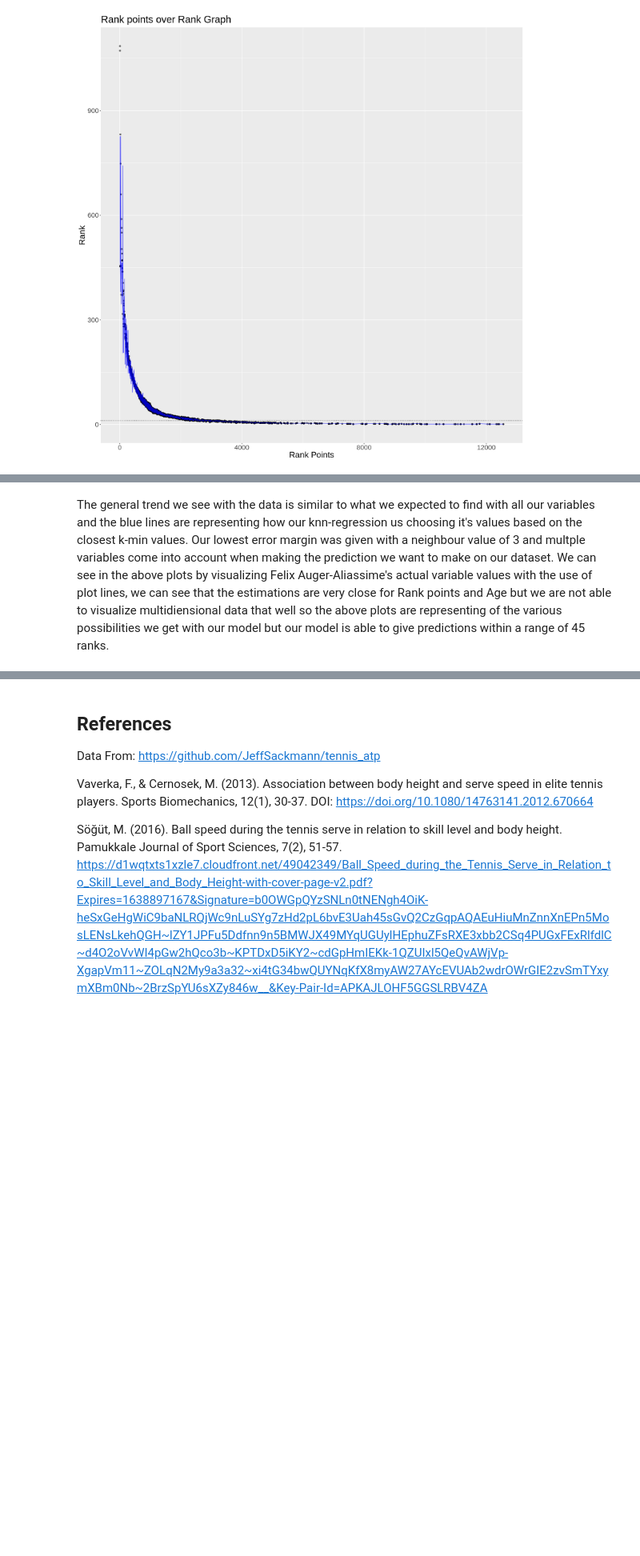
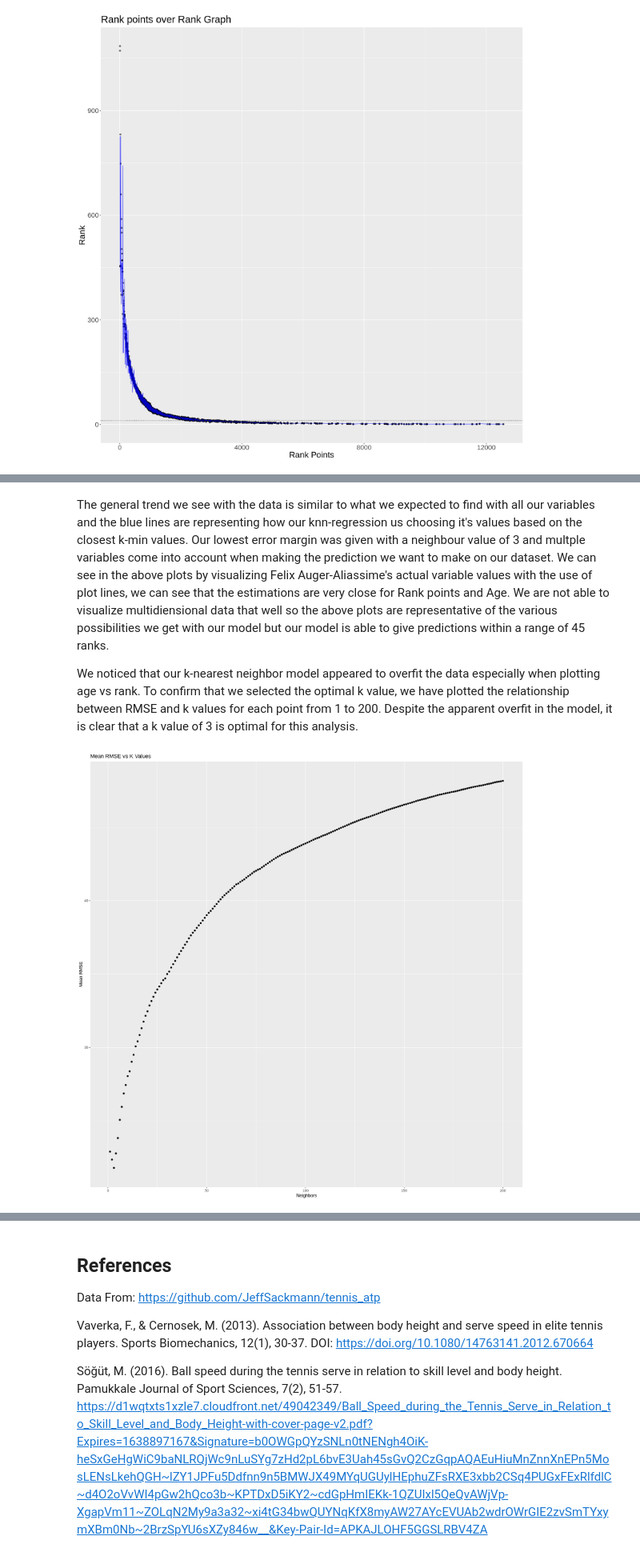
Before and after one commit to joelbonnie/ATPRankRegression, a Jupyter notebook: FinalProject.ipynb, the cells around one changed output, grey strips where cells are left out. Shown at 80% size. Drawn from its saved outputs; the diff is of its cells as text; code cells hidden in the pictures; blank space fills up the shorter version.

Commit message:
Added some edits and graphs

```diff
--- a/FinalProject.ipynb
+++ b/FinalProject.ipynb
@@ -315,5 +331,17 @@ ATP_plot3
 # %% [markdown]
-The general trend we see with the data is similar to what we expected to find with all our variables and the blue lines are representing how our knn-regression us choosing it's values based on the closest k-min values. Our lowest error margin was given with a neighbour value of 3 and multple variables come into account when making the prediction we want to make on our dataset. We can see in the above plots by visualizing Felix Auger-Aliassime's actual variable values with the use of plot lines, we can see that the estimations are very close for Rank points and Age but we are not able to visualize multidiensional data that well so the above plots are representing of the various possibilities we get with our model but our model is able to give predictions within a range of 45 ranks.
+The general trend we see with the data is similar to what we expected to find with all our variables and the blue lines are representing how our knn-regression us choosing it's values based on the closest k-min values. Our lowest error margin was given with a neighbour value of 3 and multple variables come into account when making the prediction we want to make on our dataset. We can see in the above plots by visualizing Felix Auger-Aliassime's actual variable values with the use of plot lines, we can see that the estimations are very close for Rank points and Age. We are not able to visualize multidiensional data that well so the above plots are representative of the various possibilities we get with our model but our model is able to give predictions within a range of 45 ranks.
+
+We noticed that our k-nearest neighbor model appeared to overfit the data especially when plotting age vs rank. To confirm that we selected the optimal k value, we have plotted the relationship between RMSE and k values for each point from 1 to 200. Despite the apparent overfit in the model, it is clear that a k value of 3 is optimal for this analysis.
+# %%
+Data <- ATP_results %>%
+    filter(.metric == 'rmse')%>%
+    ggplot(aes(x = neighbors,y = mean))+
+    geom_point()+
+    ggtitle("Mean RMSE vs K Values")+
+    labs(x = 'Neighbors',y = 'Mean RMSE')
+Data
+# %% [output]
+[figure, added]
 # %% [markdown]
 <h2> Discussion </h2>
 <h4> <i> <b> Summary of Findings </b> </i> </h4>
```
Also changed, not shown: parts of 4 cells of this notebook.
